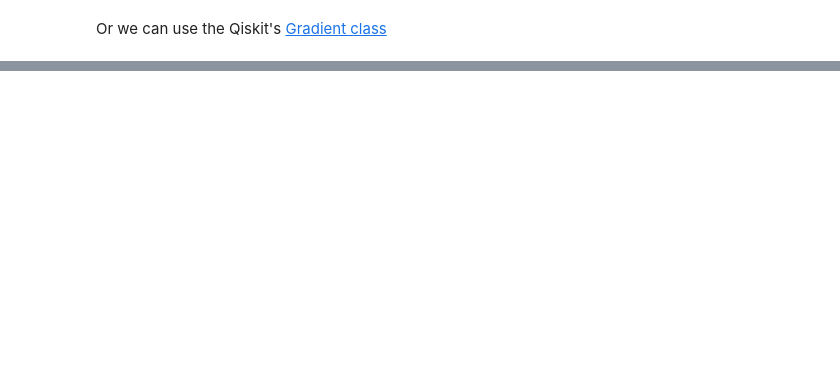
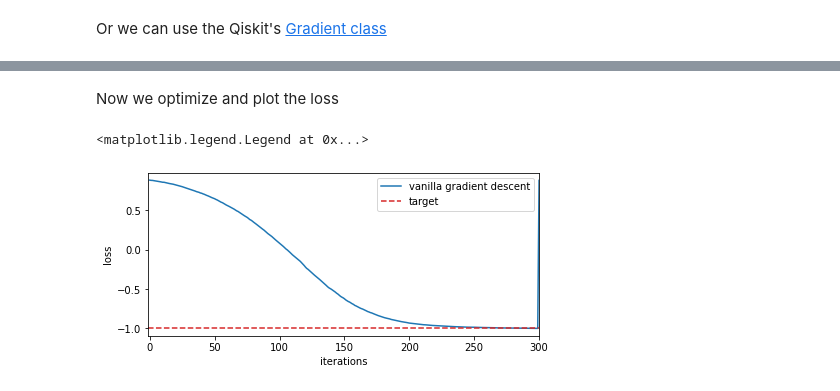
Before and after one commit to JesS5116/Intro_to_Quantum_Computing_Basics, a Jupyter notebook: notebooks/002_MachineLearning/003a_Training_Param_QC_Gradients.ipynb, the cells around one changed output, grey strips where cells are left out. Drawn from its saved outputs; the diff is of its cells as text; code cells hidden in the pictures; blank space fills up the shorter version.

Commit message:
gradients complete, missing limitations

```diff
--- a/notebooks/002_MachineLearning/003a_Training_Param_QC_Gradients.ipynb
+++ b/notebooks/002_MachineLearning/003a_Training_Param_QC_Gradients.ipynb
@@ -104,0 +141,3 @@ This method it's a little noisy
+# %%
+# initial_point = np.random.random(ansatz.num_parameters)
+initial_point = np.array([0.43253681, 0.09507794, 0.42805949, 0.34210341])
@@ -104,0 +146,9 @@ This method it's a little noisy
+# %%
+gradient = Gradient().convert(expectation)
+gradient_pauli_basis = PauliExpectation().convert(gradient)
+sampler = CircuitSampler(quantum_instance)
+
+def evaluate_gradient(theta):
+    value_dict = dict(zip(ansatz.parameters, theta))
+    result = sampler.convert(gradient_pauli_basis, params = value_dict).eval()
+    return np.real(result)
@@ -104,0 +158,30 @@ This method it's a little noisy
+# %%
+class OptimizerLog:
+    """Log to store optimizer's intermediate results"""
+    def __init__(self):
+        self.loss = []
+    def update(self, _nfevs, _theta, ftheta, *_):
+        """Save intermediate results. Optimizers pass many values but we only store the third"""
+        self.loss.append(ftheta)
+
+gd_log = OptimizerLog()
+gd     = GradientDescent(maxiter = 300, learning_rate = 0.01, callback = gd_log.update)
+# %% [markdown]
+Now we optimize and plot the loss
+# %%
+result = gd.minimize(fun = evaluate_expectation, # function to minimize
+                     x0 = initial_point,         # initial point
+                     jac = evaluate_gradient     # function to evaluate the gradient
+                    )
+
+plt.figure(figsize=(7,3))
+
+plt.plot(gd_log.loss, label = 'vanilla gradient descent')
+plt.axhline(-1, ls = '--', c = 'C3', label = 'target')
+plt.ylabel('loss')
+plt.xlabel('iterations')
+plt.xlim([-1,300])
+plt.legend()
+# %% [output]
+<matplotlib.legend.Legend at 0x...>
+[figure, added]
```
Also changed, not shown: parts of 26 cells of this notebook.
